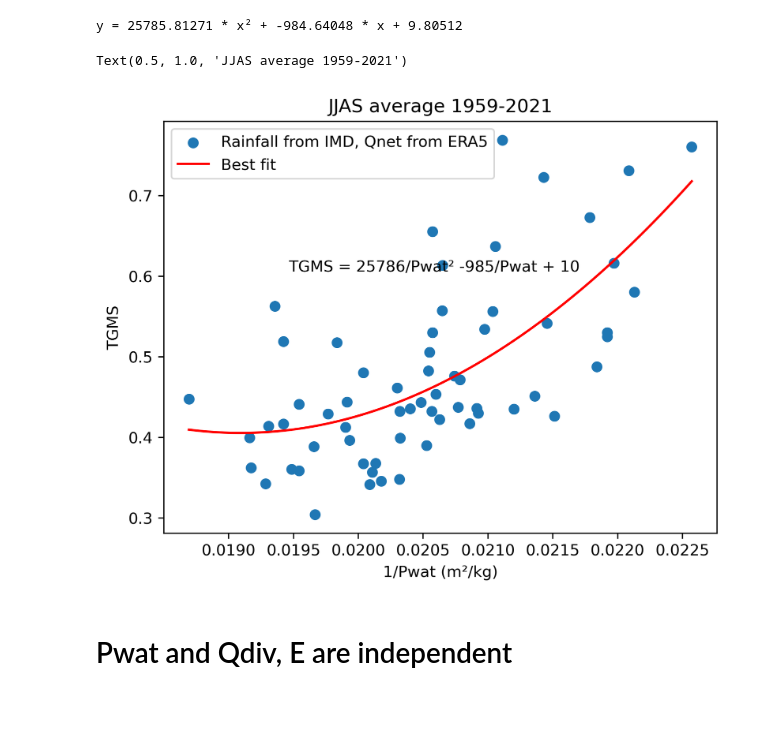
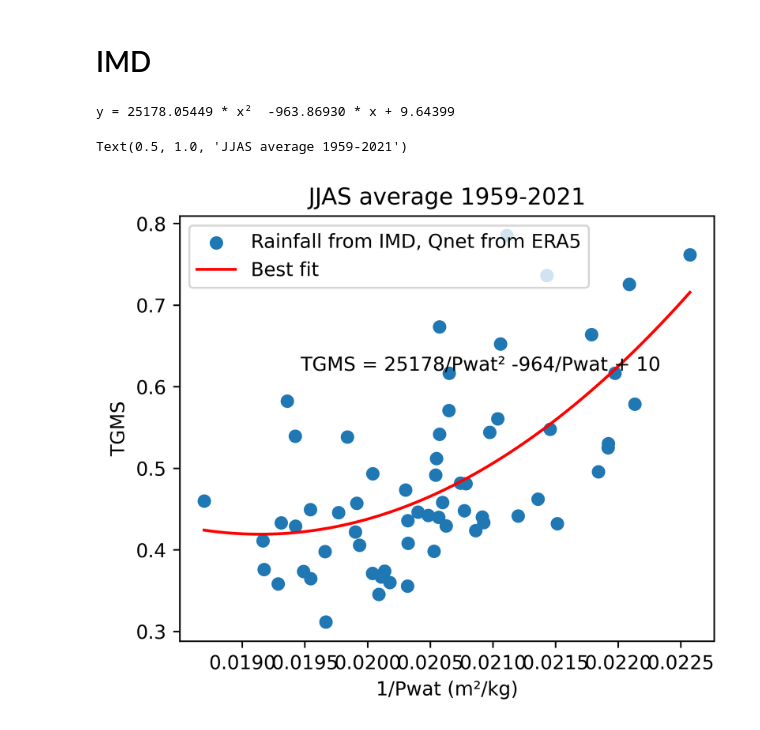
Before and after one commit to rakshith-mallesh/Climate-science, a Jupyter notebook: ERA.ipynb, the cells around one changed output. Cells and saved outputs as stored; diff of their text form; code cells hidden in the pictures.

```diff
--- a/ERA.ipynb
+++ b/ERA.ipynb
@@ -23,8 +26,8 @@ clim3 = clim2.where(mask>0).mean(dim=['latitude', 'longitude'])
 # %%
 Pwat = clim3.tcwv
-E = -86400*clim3.mer
+E = -86400*28.96*clim3.mer
 P = 86400*28.96*(clim3.mtpr+clim3.mer)
-Qdiv = clim3.mtnswrf + clim3.mtnlwrf + clim3.mslhf + clim3.msshf + clim3.msnswrf + clim3.msnlwrf
+Qdiv = clim3.mtnswrf + clim3.mtnlwrf
 TGMS = np.divide(Qdiv, P)
 rec = np.divide(1, Pwat)
 
@@ -41,7 +44,6 @@ a1, b1, c1 = popt1
 
 print('y = %.5f * x\u00b2 + %.5f * x + %.5f' % (a1, b1, c1)) #ERA5
 
-
 x_line = np.linspace(np.min(x1), np.max(x1), 100)
 y_line1 = objective(x_line, a1, b1, c1)
 # %% [output]
@@ -49,6 +51,7 @@ y = 18620.28410 * x² + -673.59424 * x + 6.41241
 # %%
-plt.scatter(rec, TGMS, label ='ERA5 data')
-plt.plot(x_line, y_line1, color='red', label = "Best fit for ERA5")
+plt.rcParams['figure.figsize'] = [5,4]
+plt.scatter(rec, TGMS, label ='ERA5')
+plt.plot(x_line, y_line1, color='red', label = "Best fit")
 plt.ylabel('TGMS')
 plt.xlabel('1/Pwat (m\u00b2/kg)')
 plt.figtext(0.3, 0.6, 'TGMS = %0.f/Pwat\u00b2 %0.f/Pwat + %0.f' %(a1, b1, c1))
@@ -59,0 +99,13 @@ Text(0.5, 1.0, 'JJAS average 1959-2021')
+# %%
+plt.rcParams['figure.figsize'] = [12,4]
+plt.plot(X, P/28.96, color='black', label = 'ERA5', marker='o')
+plt.plot(X, np.array(Pcal)/28.96, c='black', marker='o', markerfacecolor='white', linewidth=1, label='Quadratic fit')
+plt.xlabel('Year')
+plt.ylabel('P - E  (mm/day)')
+plt.figtext(0.6, 0.2, 'TGMS = %0.f/Pwat\u00b2 - %0.f/Pwat + %0.f' %(a1, abs(b1), c1))
+plt.legend()
+#plt.xticks(X, X)
+#plt.xticks(rotation=90)
+plt.figtext(0.3, 0.8, 'RMSE = %.3f mm/day' %(rmse))
+plt.title('JJAS averages, 1959-2021')
+plt.show()
@@ -59,0 +134,13 @@ Text(0.5, 1.0, 'JJAS average 1959-2021')
+# %%
+plt.rcParams['figure.figsize'] = [12,4]
+plt.plot(X, 86400*clim3.mtpr, color='black', label = 'ERA5', marker='o')
+Pcal.plot(c='black', marker='o', markerfacecolor='white', linewidth=1, label='Simple model')
+plt.xlabel('Year')
+plt.ylabel('Precpitation (mm/day)')
+plt.legend()
+#plt.xticks(X, X)
+#plt.xticks(rotation=90)
+plt.figtext(0.3, 0.8, 'RMSE = %.3f mm/day' %(rmse))
+plt.figtext(0.7, 0.2, 'C = 72.22')
+plt.title('JJAS averages, 1959-2021')
+plt.show()
@@ -60,3 +149,5 @@ Text(0.5, 1.0, 'JJAS average 1959-2021')
+# %% [markdown]
+# IMD
 # %%
 path = '/media/rakshith/Seagate Expansion Drive/IMD' #Daily dataset
 fi = '/RFone_imd_rf_1x1_*.nc'
@@ -80,31 +171,26 @@ TGMSnew = np.divide(Qdiv, Pimd)
 
 x1, y1 = rec.values, TGMSnew
 
-# define the true objective function
-def objective(x, a, b, c):
-	return a * x**2 + b * x + c
-
 popt1, _ = curve_fit(objective, x1, y1)
 # summarize the parameter values
 a1, b1, c1 = popt1
 
-print('y = %.5f * x\u00b2 + %.5f * x + %.5f' % (a1, b1, c1)) #ERA5
+print('y = %.5f * x\u00b2  %.5f * x + %.5f' % (a1, b1, c1)) #ERA5
 
 
 x_line = np.linspace(np.min(x1), np.max(x1), 100)
 y_line1 = objective(x_line, a1, b1, c1)
 # %% [output]
-y = 25785.81271 * x² + -984.64048 * x + 9.80512
+y = 25178.05449 * x²  -963.86930 * x + 9.64399
 # %%
+plt.rcParams['figure.figsize'] = [5,4]
 plt.scatter(rec, TGMSnew, label ='Rainfall from IMD, Qnet from ERA5')
 plt.plot(x_line, y_line1, color='red', label = "Best fit")
 plt.ylabel('TGMS')
 plt.xlabel('1/Pwat (m\u00b2/kg)')
 plt.figtext(0.3, 0.6, 'TGMS = %0.f/Pwat\u00b2 %0.f/Pwat + %0.f' %(a1, b1, c1))
 plt.legend()
 plt.title('JJAS average 1959-2021')
 # %% [output]
 Text(0.5, 1.0, 'JJAS average 1959-2021')
-[figure, old version]
+[figure, new version]
-# %% [markdown]
-# Pwat and Qdiv, E are independent
```
Also changed, not shown: parts of 26 cells of this notebook, 33 other files.
